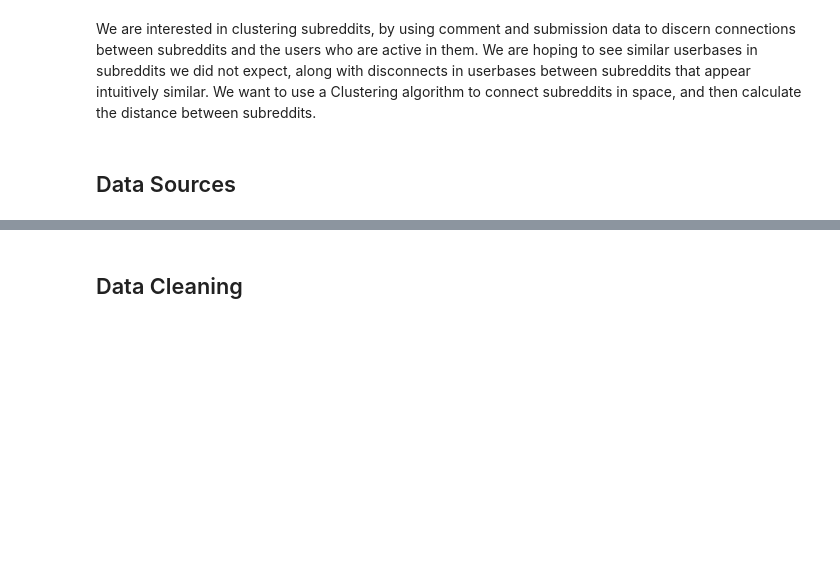
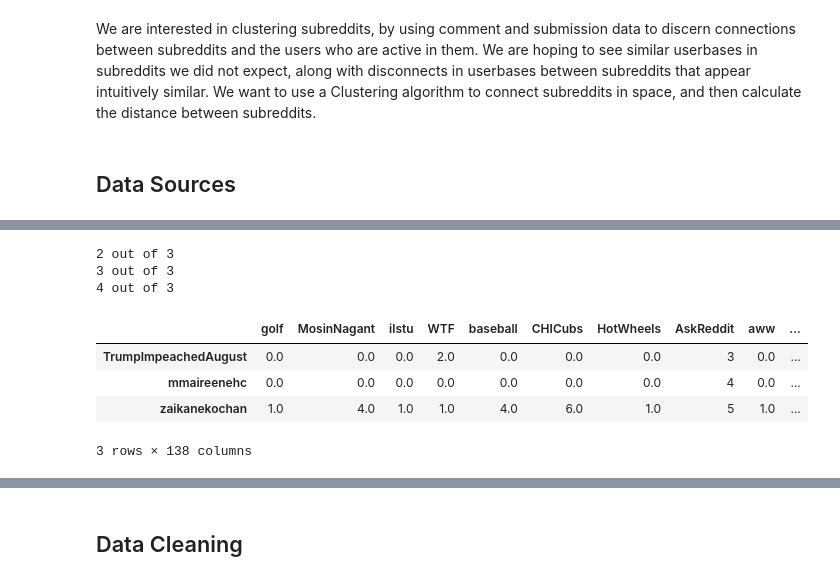
Before and after one commit to minivesper/RedditClustering, a Jupyter notebook: RedditData.ipynb, the cells around one changed output, grey strips where cells are left out. Saved outputs shown, nothing was run; the diff lists cells and outputs as text; code cells hidden in the pictures; blank space fills up the shorter version.

```diff
--- a/RedditData.ipynb
+++ b/RedditData.ipynb
@@ -90,0 +135,32 @@ Mr-reader :
+# %%
+def scrapeSubreddit(reddit, users):
+    subFreq = {}
+    headers = []
+    usernum = 1
+    for user in users:
+        userCFreq = {}
+        for submission in reddit.redditor(user).submissions.new(limit=None):
+            sub = submission.subreddit
+            if sub not in userCFreq:
+                userCFreq[sub] = 1
+            else:
+                userCFreq[sub] += 1
+            if sub not in headers:
+                headers.append(sub)
+        subFreq[user] = userCFreq
+        usernum = usernum + 1
+        print(usernum, "out of", len(users))
+    return subFreq,headers
+
+subfreq,headers = scrapeSubreddit(reddit, users[0:3])
+df = pd.DataFrame.from_dict(data=subfreq, orient='index').fillna(0)
+df
+# %% [output]
+2 out of 3
+3 out of 3
+4 out of 3
+|  | golf | MosinNagant | ilstu | WTF | baseball | CHICubs | HotWheels | AskReddit | aww | ... |
+| TrumpImpeachedAugust | 0.0 | 0.0 | 0.0 | 2.0 | 0.0 | 0.0 | 0.0 | 3 | 0.0 | ... |
+| mmaireenehc | 0.0 | 0.0 | 0.0 | 0.0 | 0.0 | 0.0 | 0.0 | 4 | 0.0 | ... |
+| zaikanekochan | 1.0 | 4.0 | 1.0 | 1.0 | 4.0 | 6.0 | 1.0 | 5 | 1.0 | ... |
+3 rows × 138 columns
```
Also changed, not shown: parts of 21 cells of this notebook, 2 other files.
